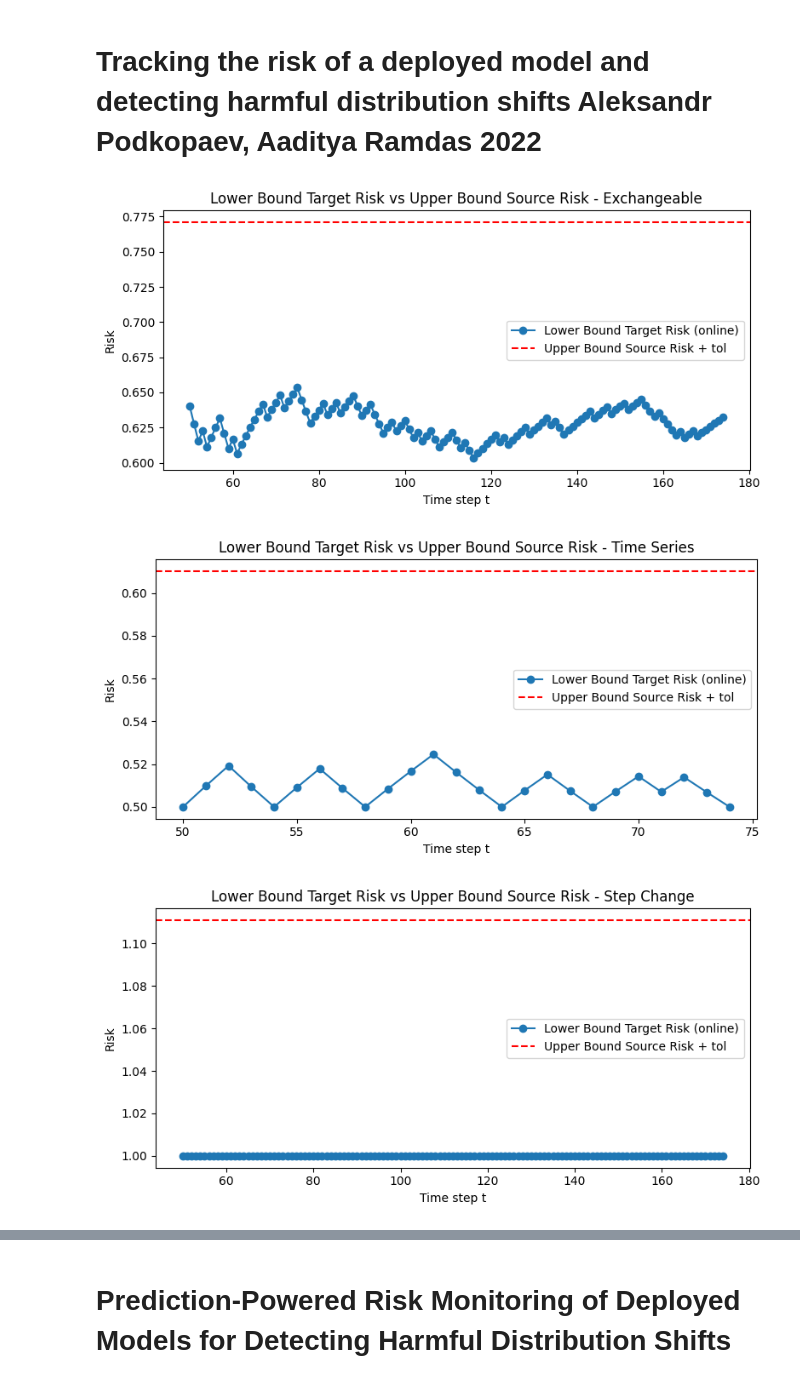
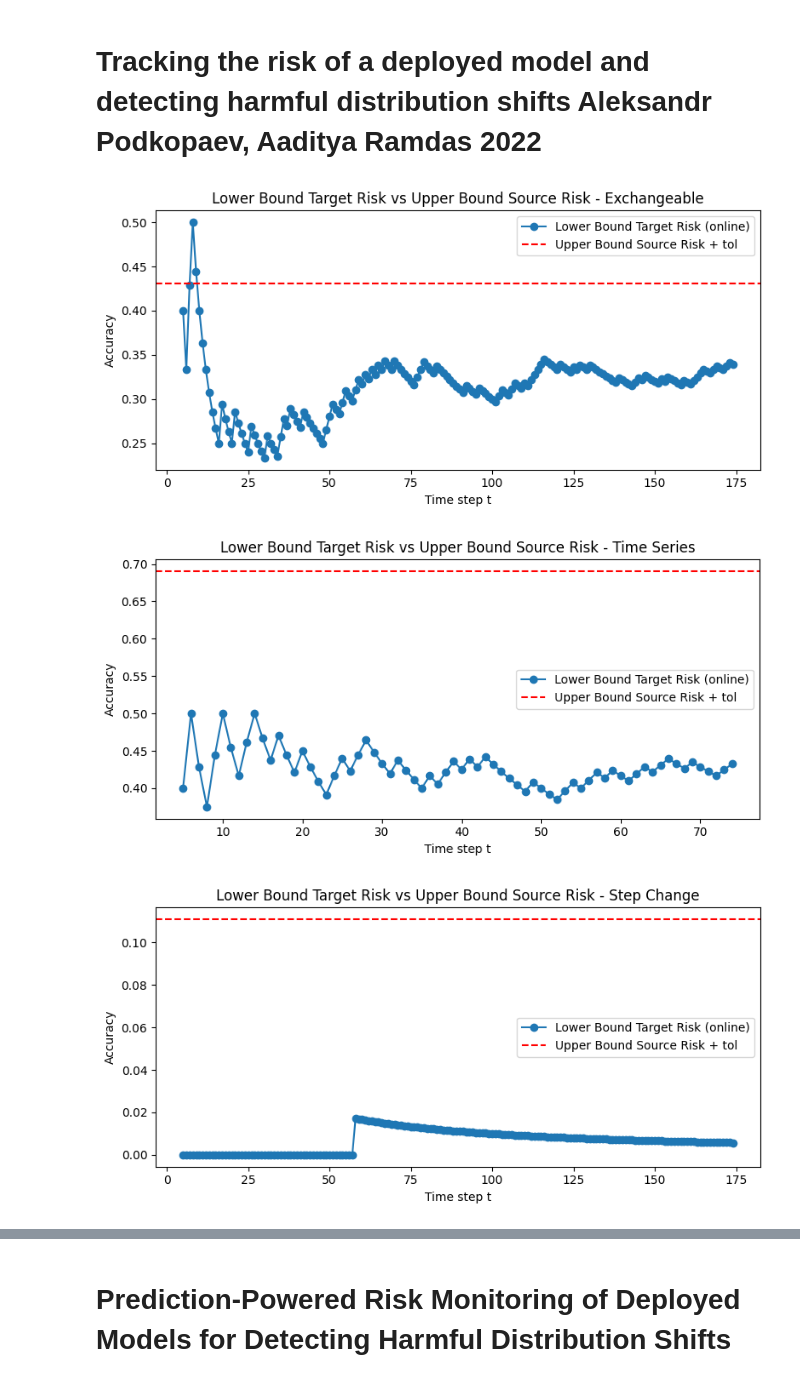
Before and after one commit to scikit-learn-contrib/MAPIE, a Jupyter notebook: notebooks/echangeability_test/RiskMonitoring_SRM_PPRM.ipynb, the cells around one changed output, grey strips where cells are left out. Saved outputs shown, nothing was run; the diff lists cells and outputs as text; code cells hidden in the pictures.

Commit message:
add harmful shifts (to be impproved)

```diff
--- a/notebooks/echangeability_test/RiskMonitoring_SRM_PPRM.ipynb
+++ b/notebooks/echangeability_test/RiskMonitoring_SRM_PPRM.ipynb
@@ -162,6 +237,14 @@ X_ts_test_online, y_ts_test_online = X_ts[n_train + n_test:], y_ts[n_train + n_t
 X_sc_trainval, X_sc_test, y_sc_trainval, y_sc_test = train_test_split(X_sc, y_sc, test_size=0.3, random_state=RANDOM_STATE, stratify=y_sc)
 X_sc_train, X_sc_test_online, y_sc_train, y_sc_test_online = train_test_split(X_sc_trainval, y_sc_trainval, test_size=0.5, random_state=RANDOM_STATE, stratify=y_sc_trainval)
 
+# For abrupt shift data
+X_abrupt_trainval, X_abrupt_test, y_abrupt_trainval, y_abrupt_test = train_test_split(X_abrupt, y_abrupt, test_size=0.3, random_state=RANDOM_STATE, shuffle=False)
+X_abrupt_train, X_abrupt_test_online, y_abrupt_train, y_abrupt_test_online = train_test_split(X_abrupt_trainval, y_abrupt_trainval, test_size=0.5, random_state=RANDOM_STATE, shuffle=False)
+
+# For slowly changing gaussian data
+X_slow_trainval, X_slow_test, y_slow_trainval, y_slow_test = train_test_split(X_slow, y_slow, test_size=0.3, random_state=RANDOM_STATE, shuffle=False)
+X_slow_train, X_slow_test_online, y_slow_train, y_slow_test_online = train_test_split(X_slow_trainval, y_slow_trainval, test_size=0.5, random_state=RANDOM_STATE, shuffle=False)
+
 
 # Simple training wrapper for sklearn LogisticRegression
 def train_and_evaluate(X, y):
@@ -180,5 +263,11 @@ model_ts = train_and_evaluate(X_ts_train, y_ts_train)
 
 print("Training on step change data:")
 model_sc = train_and_evaluate(X_sc_train, y_sc_train)
+
+print("Training on abrupt shift data:")
+model_abrupt = train_and_evaluate(X_abrupt_train, y_abrupt_train)
+
+print("Training on slowly changing gaussian data:")
+model_slow = train_and_evaluate(X_slow_train, y_slow_train)
 # %% [output]
 Training on exchangeable data:
@@ -214,6 +374,22 @@ datasets = [
         "X_test_online": X_sc_test_online,
         "y_test_online": y_sc_test_online,
         "model": model_sc,
+    },
+    {
+        "name": "Abrupt Shift",
+        "X_test": X_abrupt_test,
+        "y_test": y_abrupt_test,
+        "X_test_online": X_abrupt_test_online,
+        "y_test_online": y_abrupt_test_online,
+        "model": model_abrupt,
+    },
+    {
+        "name": "Slowly Changing Gaussian",
+        "X_test": X_slow_test,
+        "y_test": y_slow_test,
+        "X_test_online": X_slow_test_online,
+        "y_test_online": y_slow_test_online,
+        "model": model_slow,
     }
 ]
 
@@ -229,44 +405,44 @@ for data in datasets:
     delta_source = delta / 2
     tol = 0
 
-    empirical_source_risk = model.score(X_test, y_test) # accuracy, risk, etc. on the source distribution
+    empirical_source_risk = 1 - model.score(X_test, y_test) # accuracy, risk, etc. on the source distribution
     upper_correction = np.sqrt(np.log(1/delta_source) / (2 * len(X_test))) # PM-H bound
     upper_bound_source_risk = empirical_source_risk + upper_correction
 
-    t_warmup = 50 # initialisation to avoid warnings in the early iterations: need to check the original code on how they handle that
+    t_warmup = 5 # initialisation to avoid warnings in the early iterations: need to check the original code on how they handle that
     lower_bound_target_risk_history = []
     shift_detected_history = []
     for t in range(t_warmup, len(X_test_online)):
 
         X_history = X_test_online[:t]
         y_history = y_test_online[:t]
 
         if t == t_warmup:
-            empirical_target_risk_t = model.score(X_test_online[:t], y_test_online[:t])
+            empirical_target_risk_t = 1 - model.score(X_test_online[:t], y_test_online[:t])
         else:
-            empirical_target_risk_t = (t-1) / t * empirical_target_risk_t + 1 / t * model.score(X_test_online[t:t+1], y_test_online[t:t+1])  # accuracy, risk, etc. on the target distribution
-        lower_correction = 0
+            empirical_target_risk_t = (t-1) / t * empirical_target_risk_t + 1 / t * (1 - model.score(X_test_online[t:t+1], y_test_online[t:t+1]))  # accuracy, risk, etc. on the target distribution
+        lower_correction = 0 # should compute CM-EB (using an external package) which handles time-varying mean (bound adapted to online data slowly drifting to non i.i.d)
         lower_bound_target_risk_t = empirical_target_risk_t - lower_correction
 
         if lower_bound_target_risk_t > upper_bound_source_risk + tol:
             shift_detected_history.append(True)
         else:
             shift_detected_history.append(False)
 
         lower_bound_target_risk_history.append(lower_bound_target_risk_t)
 
 
 
     plt.figure(figsize=(8, 4))
     plt.plot(range(t_warmup, t_warmup + len(lower_bound_target_risk_history)), lower_bound_target_risk_history, label="Lower Bound Target Risk (online)", marker='o')
     plt.axhline(y=upper_bound_source_risk + tol, color='r', linestyle='--', label="Upper Bound Source Risk + tol")
     plt.xlabel("Time step t")
-    plt.ylabel("Risk")
+    plt.ylabel("Accuracy")
     plt.title(f"Lower Bound Target Risk vs Upper Bound Source Risk - {data['name']}")
     plt.legend()
     plt.tight_layout()
     plt.show()
 # %% [output]
-[figure, old version]
+[figure, new version]
-[figure, old version]
+[figure, new version]
-[figure, old version]
+[figure, new version]
```
Also changed, not shown: parts of 4 cells of this notebook.
